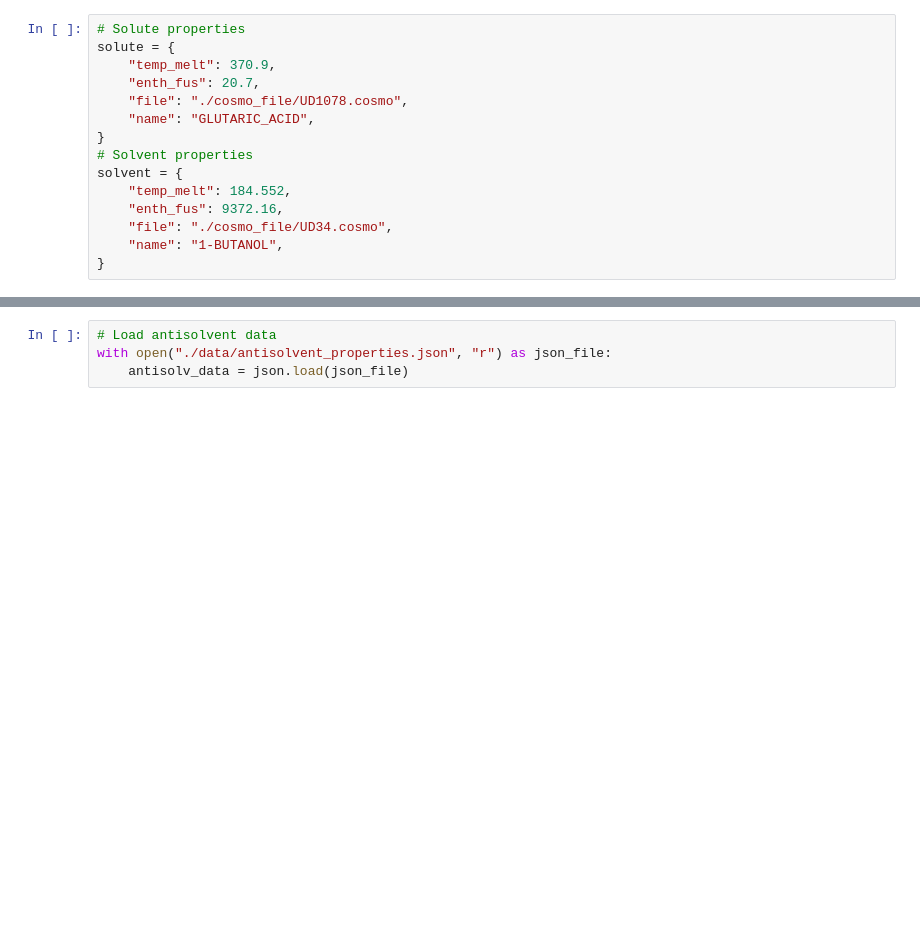
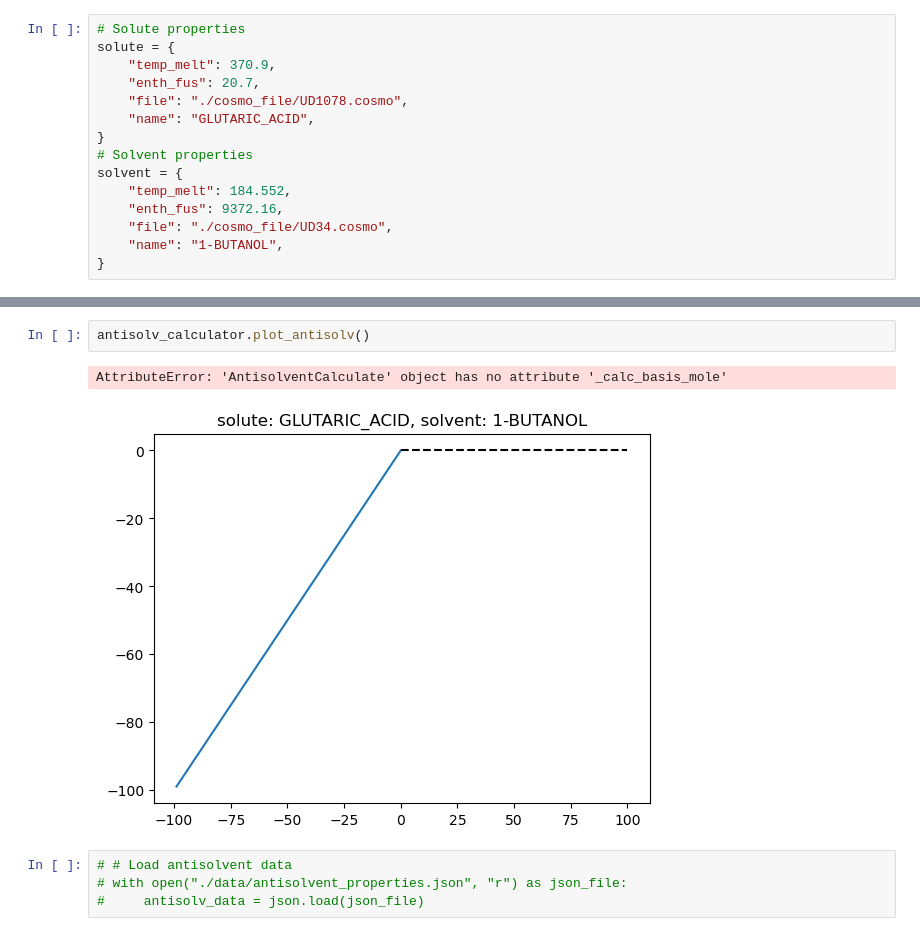
Before and after one commit to HyuntaeKR/drowning-out, a Jupyter notebook: antisolvent_screening.ipynb, the cells around one changed output, grey strips where cells are left out. Saved outputs shown, nothing was run; the diff lists cells and outputs as text; blank space fills up the shorter version.

```diff
--- a/antisolvent_screening.ipynb
+++ b/antisolvent_screening.ipynb
@@ -32,5 +68,10 @@ solvent = {
+# %%
+antisolv_calculator.plot_antisolv()
+# %% [output]
+AttributeError: 'AntisolventCalculate' object has no attribute '_calc_basis_mole'
+[figure, added]
 # %%
-# Load antisolvent data
-with open("./data/antisolvent_properties.json", "r") as json_file:
-    antisolv_data = json.load(json_file)
+# # Load antisolvent data
+# with open("./data/antisolvent_properties.json", "r") as json_file:
+#     antisolv_data = json.load(json_file)
 # %%
```
Also changed, not shown: parts of 5 cells of this notebook, 1 other file.
